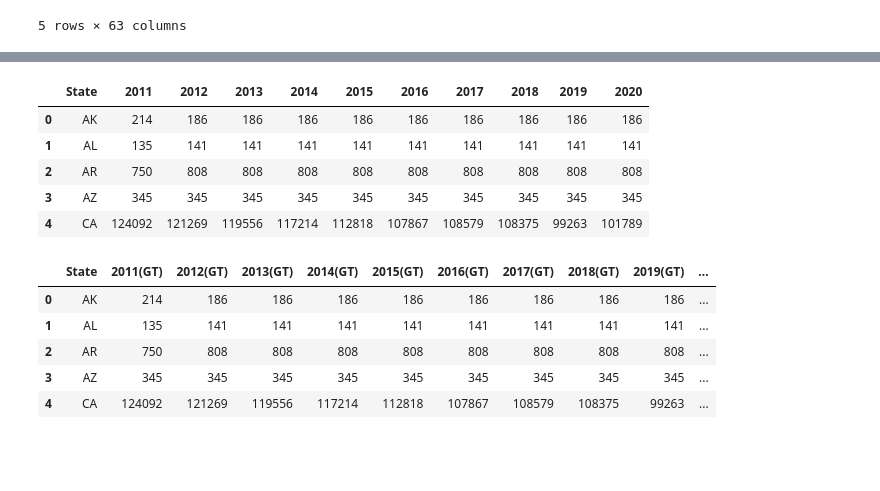
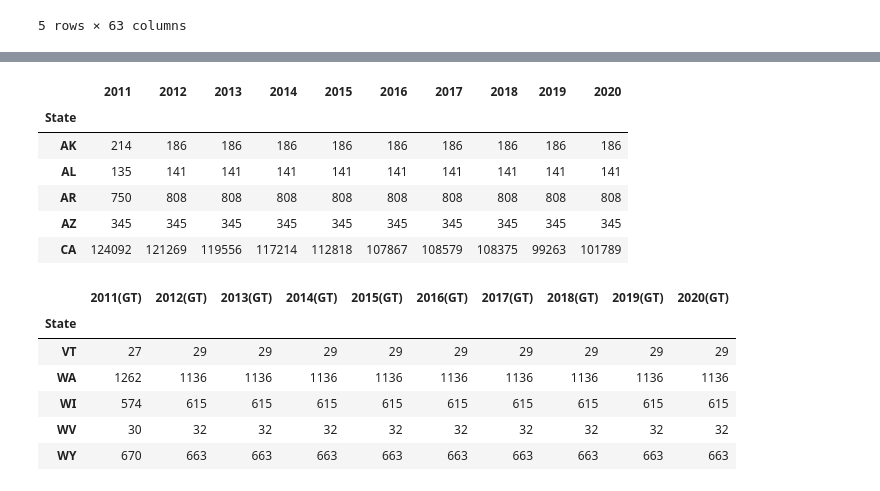
Before and after one commit to fraserclaire/Group3_Project4, a Jupyter notebook: ac/visuals_combined_and_renewable_energy.ipynb, the cells around one changed output, grey strips where cells are left out. Cells and saved outputs as stored; diff of their text form; code cells hidden in the pictures; blank space fills up the shorter version.

```diff
--- a/ac/visuals_combined_and_renewable_energy.ipynb
+++ b/ac/visuals_combined_and_renewable_energy.ipynb
@@ -271,14 +412,17 @@ biomass_energy.head()
 # %%
 geothermal = renewable_data['Geothermal']
 geothermal_energy = geothermal[['State',2011,2012,2013,2014,2015,2016,2017,2018,2019,2020]]
+geothermal_energy = geothermal_energy.set_index('State')
+geothermal_energy.drop(index='US', inplace=True)
 geothermal_energy.head()
 # %% [output]
-|  | State | 2011 | 2012 | 2013 | 2014 | 2015 | 2016 | 2017 | 2018 | 2019 | 2020 |
-| 0 | AK | 214 | 186 | 186 | 186 | 186 | 186 | 186 | 186 | 186 | 186 |
-| 1 | AL | 135 | 141 | 141 | 141 | 141 | 141 | 141 | 141 | 141 | 141 |
-| 2 | AR | 750 | 808 | 808 | 808 | 808 | 808 | 808 | 808 | 808 | 808 |
-| 3 | AZ | 345 | 345 | 345 | 345 | 345 | 345 | 345 | 345 | 345 | 345 |
-| 4 | CA | 124092 | 121269 | 119556 | 117214 | 112818 | 107867 | 108579 | 108375 | 99263 | 101789 |
+|  | 2011 | 2012 | 2013 | 2014 | 2015 | 2016 | 2017 | 2018 | 2019 | 2020 |
+| State |  |  |  |  |  |  |  |  |  |  |
+| AK | 214 | 186 | 186 | 186 | 186 | 186 | 186 | 186 | 186 | 186 |
+| AL | 135 | 141 | 141 | 141 | 141 | 141 | 141 | 141 | 141 | 141 |
+| AR | 750 | 808 | 808 | 808 | 808 | 808 | 808 | 808 | 808 | 808 |
+| AZ | 345 | 345 | 345 | 345 | 345 | 345 | 345 | 345 | 345 | 345 |
+| CA | 124092 | 121269 | 119556 | 117214 | 112818 | 107867 | 108579 | 108375 | 99263 | 101789 |
 # %%
 geothermal_energy = geothermal_energy.rename(columns={2011:'2011(GT)',
                                         2012:'2012(GT)',
@@ -290,11 +434,12 @@ geothermal_energy = geothermal_energy.rename(columns={2011:'2011(GT)',
                                         2018:'2018(GT)',
                                         2019:'2019(GT)',
                                         2020:'2020(GT)'})
-geothermal_energy.head()
+geothermal_energy.tail()
 # %% [output]
-|  | State | 2011(GT) | 2012(GT) | 2013(GT) | 2014(GT) | 2015(GT) | 2016(GT) | 2017(GT) | 2018(GT) | 2019(GT) | ... |
-| 0 | AK | 214 | 186 | 186 | 186 | 186 | 186 | 186 | 186 | 186 | ... |
-| 1 | AL | 135 | 141 | 141 | 141 | 141 | 141 | 141 | 141 | 141 | ... |
-| 2 | AR | 750 | 808 | 808 | 808 | 808 | 808 | 808 | 808 | 808 | ... |
-| 3 | AZ | 345 | 345 | 345 | 345 | 345 | 345 | 345 | 345 | 345 | ... |
-| 4 | CA | 124092 | 121269 | 119556 | 117214 | 112818 | 107867 | 108579 | 108375 | 99263 | ... |
+|  | 2011(GT) | 2012(GT) | 2013(GT) | 2014(GT) | 2015(GT) | 2016(GT) | 2017(GT) | 2018(GT) | 2019(GT) | 2020(GT) |
+| State |  |  |  |  |  |  |  |  |  |  |
+| VT | 27 | 29 | 29 | 29 | 29 | 29 | 29 | 29 | 29 | 29 |
+| WA | 1262 | 1136 | 1136 | 1136 | 1136 | 1136 | 1136 | 1136 | 1136 | 1136 |
+| WI | 574 | 615 | 615 | 615 | 615 | 615 | 615 | 615 | 615 | 615 |
+| WV | 30 | 32 | 32 | 32 | 32 | 32 | 32 | 32 | 32 | 32 |
+| WY | 670 | 663 | 663 | 663 | 663 | 663 | 663 | 663 | 663 | 663 |
```
Also changed, not shown: parts of 68 cells of this notebook.
